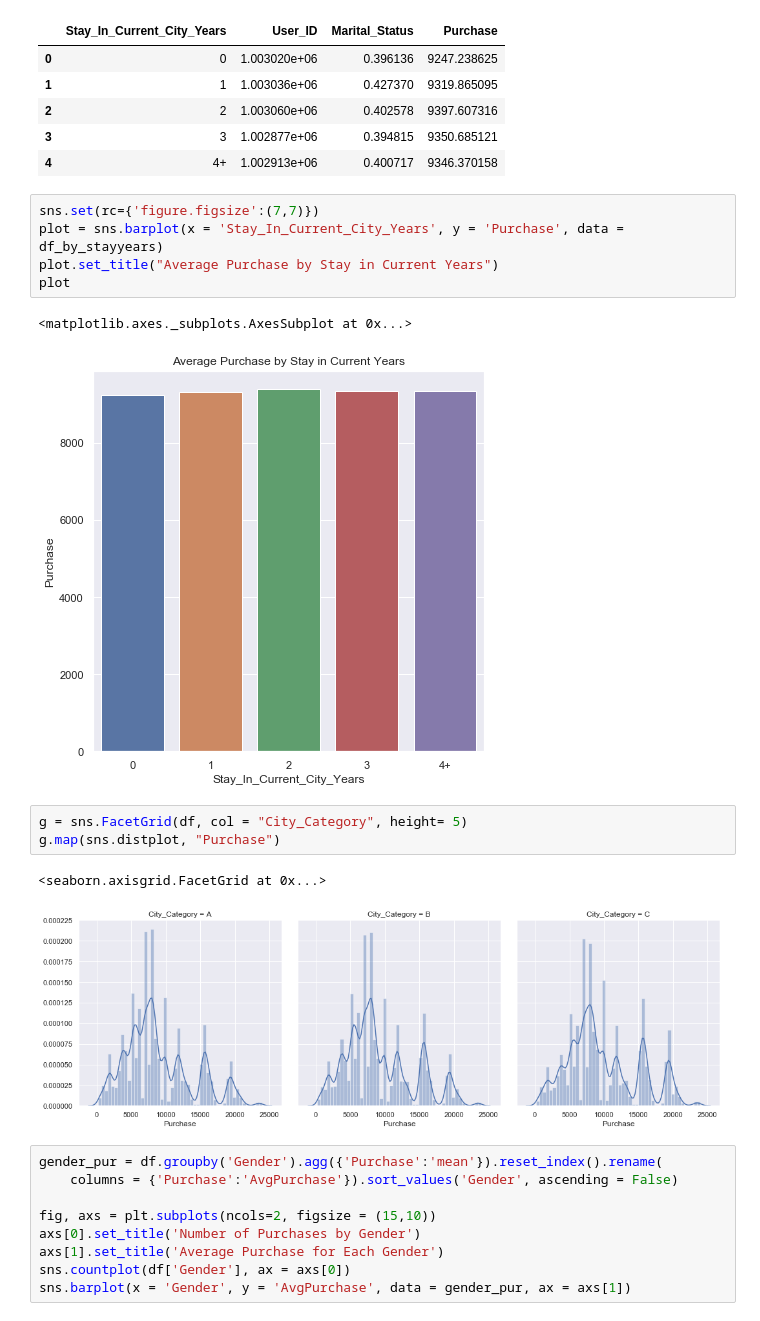
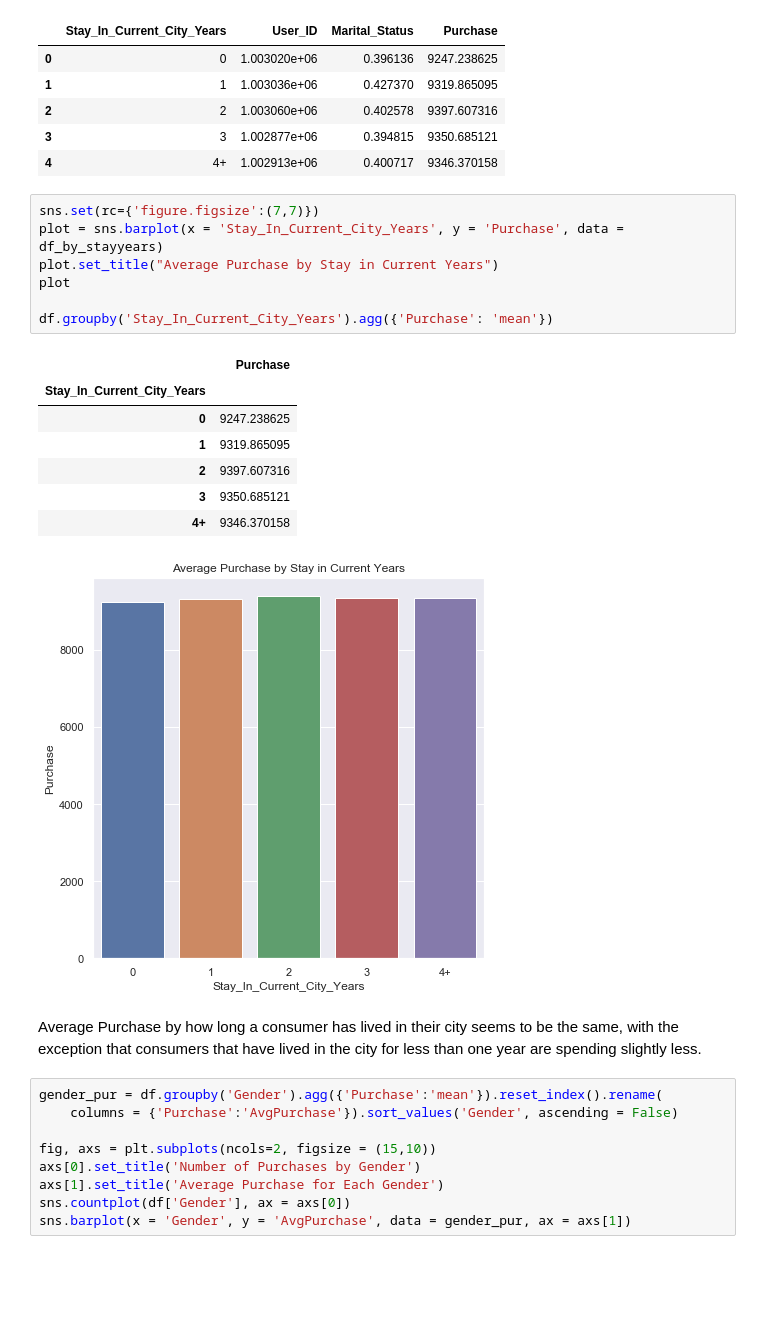
Before and after one commit to DishantBhatt/BlackFridaySales, a Jupyter notebook: BlackFridayAnalysis.ipynb, the cells around one changed output. Drawn from its saved outputs; the diff is of its cells as text; blank space fills up the shorter version.

```diff
--- a/BlackFridayAnalysis.ipynb
+++ b/BlackFridayAnalysis.ipynb
@@ -106,17 +123,21 @@ df_by_stayyears
 # %%
 sns.set(rc={'figure.figsize':(7,7)})
 plot = sns.barplot(x = 'Stay_In_Current_City_Years', y = 'Purchase', data = df_by_stayyears)
 plot.set_title("Average Purchase by Stay in Current Years")
 plot
+
+df.groupby('Stay_In_Current_City_Years').agg({'Purchase': 'mean'})
 # %% [output]
-<matplotlib.axes._subplots.AxesSubplot at 0x...>
+|  | Purchase |
+| Stay_In_Current_City_Years |  |
+| 0 | 9247.238625 |
+| 1 | 9319.865095 |
+| 2 | 9397.607316 |
+| 3 | 9350.685121 |
+| 4+ | 9346.370158 |
 [figure]
-# %%
-g = sns.FacetGrid(df, col = "City_Category", height= 5)
-g.map(sns.distplot, "Purchase")
-# %% [output]
-<seaborn.axisgrid.FacetGrid at 0x...>
-[figure, removed]
+# %% [markdown]
+Average Purchase by how long a consumer has lived in their city seems to be the same, with the exception that consumers that have lived in the city for less than one year are spending slightly less.
 # %%
 gender_pur = df.groupby('Gender').agg({'Purchase':'mean'}).reset_index().rename(
     columns = {'Purchase':'AvgPurchase'}).sort_values('Gender', ascending = False)
```
Also changed, not shown: parts of 15 cells of this notebook, 1 other file.
